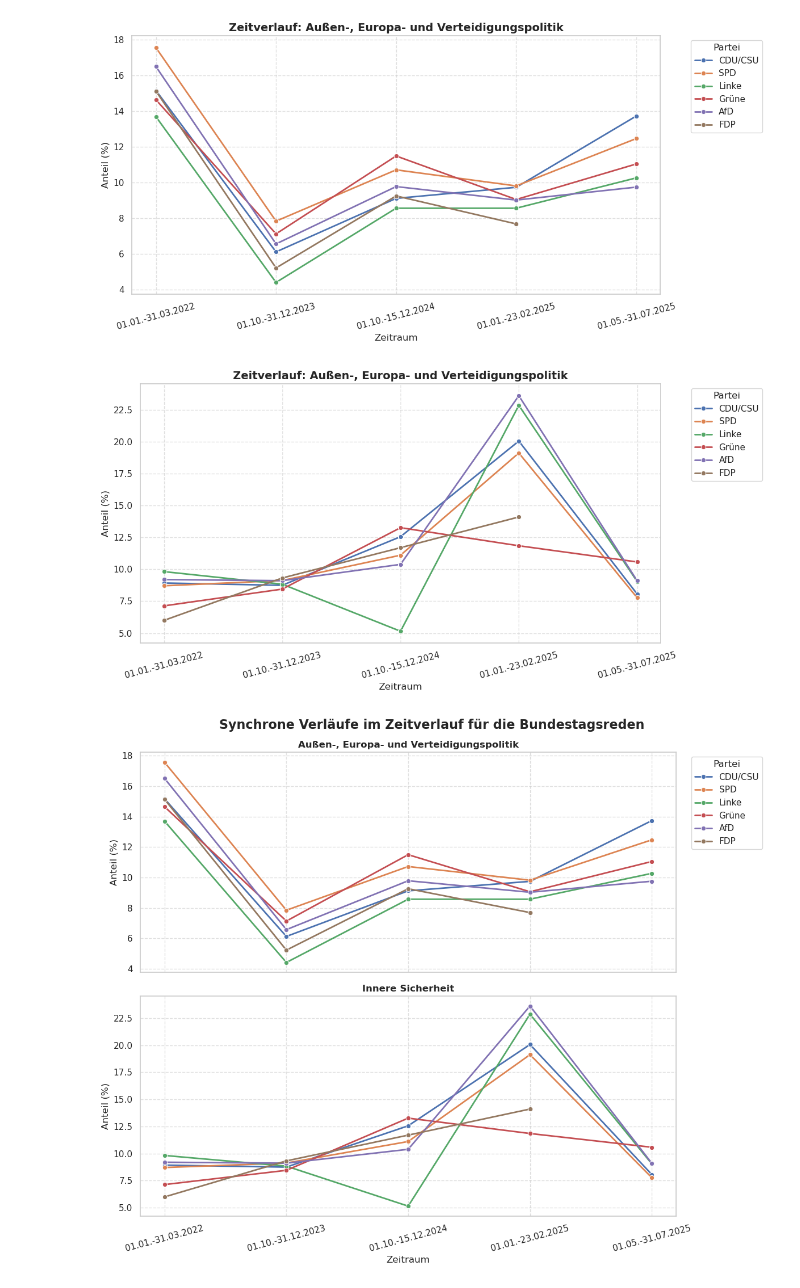
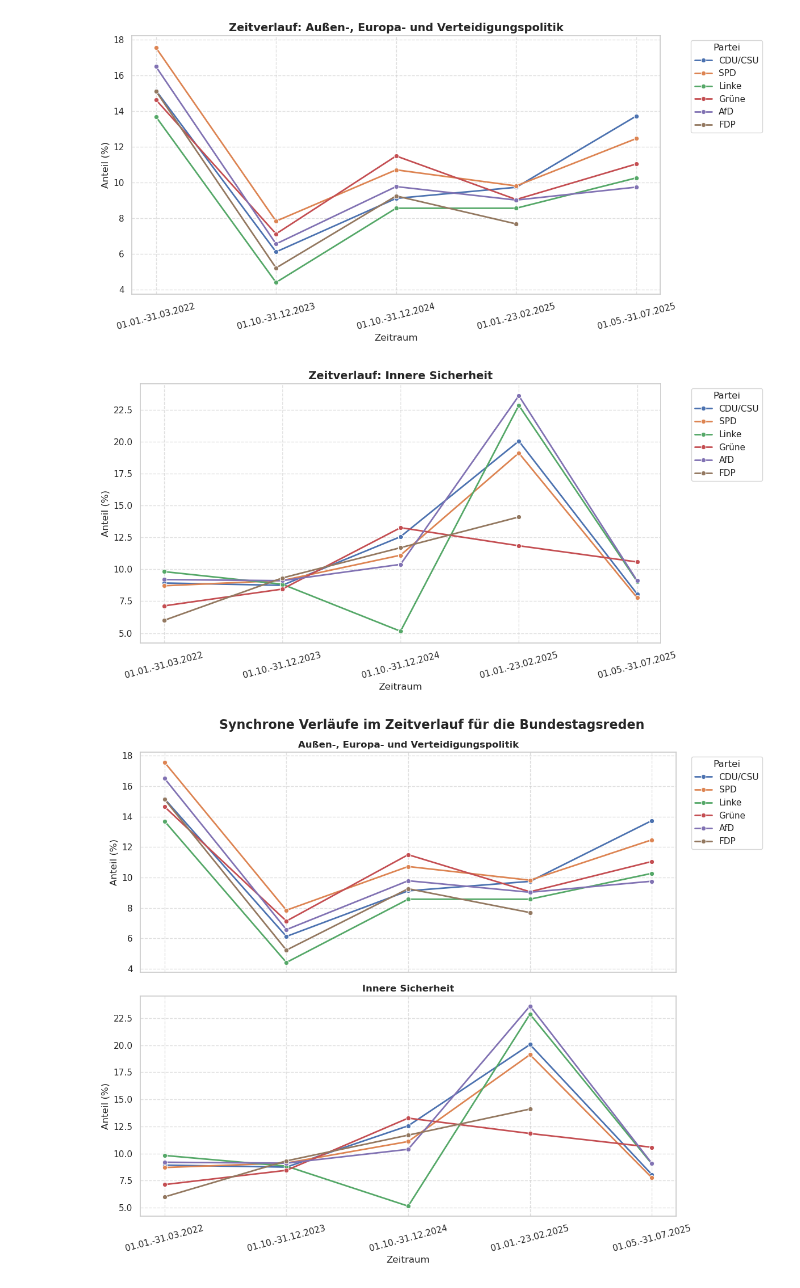
Before and after one commit to hlohr/masterarbeit_politische_konsistenz, a Jupyter notebook: codes/für Kapitel 5/Variante mit 800 zeichen-chunks bei Bundestagsreden als Grundlage für Kapitelergebnisse/Kapitel 5 Topic modeling-jina-embeddings-CHUNKS-800_FINAL - SYNCHRONE VERLÄUFE.ipynb, the cells around one changed output. Drawn from its saved outputs; the diff is of its cells as text; code cells hidden in the pictures.

```diff
--- a/codes/für Kapitel 5/Variante mit 800 zeichen-chunks bei Bundestagsreden als Grundlage für Kapitelergebnisse/Kapitel 5 Topic modeling-jina-embeddings-CHUNKS-800_FINAL - SYNCHRONE VERLÄUFE.ipynb
+++ b/codes/für Kapitel 5/Variante mit 800 zeichen-chunks bei Bundestagsreden als Grundlage für Kapitelergebnisse/Kapitel 5 Topic modeling-jina-embeddings-CHUNKS-800_FINAL - SYNCHRONE VERLÄUFE.ipynb
@@ -2262,7 +2258,7 @@ zeitreihenfolge = [
     "Wahlprogramm",  # Ganz links
     "01.01.-31.03.2022",
     "01.10.-31.12.2023",
-    "01.10.-15.12.2024",
+    "01.10.-31.12.2024",
     "01.01.-23.02.2025",
     "01.05.-31.07.2025"
 ]
@@ -2383,7 +2379,7 @@ zeitreihenfolge = [
     "Wahlprogramm",  # Ganz links
     "01.01.-31.03.2022",
     "01.10.-31.12.2023",
-    "01.10.-15.12.2024",
+    "01.10.-31.12.2024",
     "01.01.-23.02.2025",
     "01.05.-31.07.2025"
 ]
@@ -2505,7 +2501,7 @@ zeitreihenfolge = [
     "Wahlprogramm",  # Ganz links
     "01.01.-31.03.2022",
     "01.10.-31.12.2023",
-    "01.10.-15.12.2024",
+    "01.10.-31.12.2024",
     "01.01.-23.02.2025"
 ]
 
@@ -2627,7 +2623,7 @@ zeitreihenfolge = [
     "Wahlprogramm",  # Ganz links
     "01.01.-31.03.2022",
     "01.10.-31.12.2023",
-    "01.10.-15.12.2024",
+    "01.10.-31.12.2024",
     "01.01.-23.02.2025",
     "01.05.-31.07.2025"
 ]
@@ -2840,41 +2836,41 @@ df_gesamt_innen = pd.concat(dfs, ignore_index=True)
 zeitreihenfolge = [
     "01.01.-31.03.2022",
     "01.10.-31.12.2023",
-    "01.10.-15.12.2024",
+    "01.10.-31.12.2024",
     "01.01.-23.02.2025",
     "01.05.-31.07.2025"
 ]
 
 # 3. Daten auf diese 5 Zeiträume filtern
 df_gesamt_innen = df_gesamt_innen[df_gesamt_innen['zeitraum_name'].isin(zeitreihenfolge)].copy()
 
 # 4. Zeitraum-Spalte als 'Kategorie' mit fester Reihenfolge definieren (wichtig für die X-Achse)
 df_gesamt_innen['zeitraum_name'] = pd.Categorical(df_gesamt_innen['zeitraum_name'], categories=zeitreihenfolge, ordered=True)
 
 # 5. Liniendiagramm erstellen
 plt.figure(figsize=(12, 6))
 sns.lineplot(
     data=df_gesamt_innen,
     x='zeitraum_name',
     y='anteil',
     hue='partei',
     hue_order=partei_namen,  # Nutzt deine definierte Liste für die Legende
     marker='o',
     linewidth=2
 )
 
 # Diagramm-Styling
 plt.title('Zeitverlauf: Innere Sicherheit', fontsize=14, fontweight='bold')
 plt.xlabel('Zeitraum', fontsize=12)
 plt.ylabel('Anteil (%)', fontsize=12)
 plt.xticks(rotation=15)
 plt.grid(True, linestyle='--', alpha=0.6)
 plt.legend(title='Partei', bbox_to_anchor=(1.05, 1), loc='upper left')
 plt.tight_layout()
 
 plt.show()
 # %% [output]
-[figure, old version]
+[figure, new version]
 # %%
 import pandas as pd
 import matplotlib.pyplot as plt
```
Also changed, not shown: parts of 13 cells of this notebook, 22 other files.
